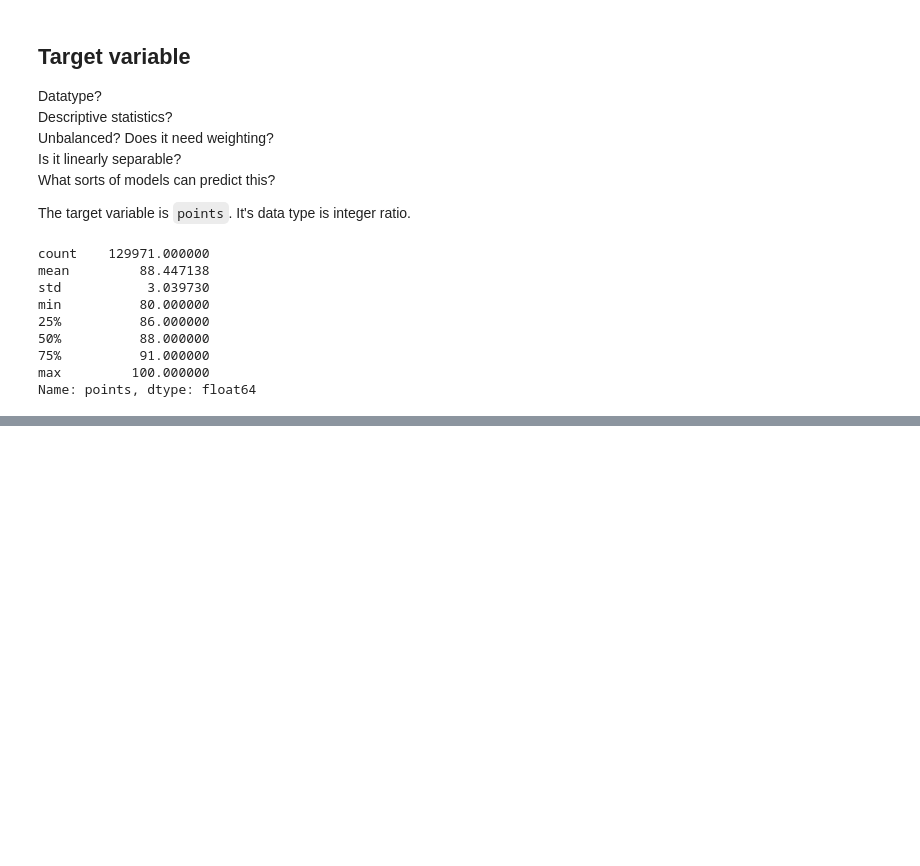
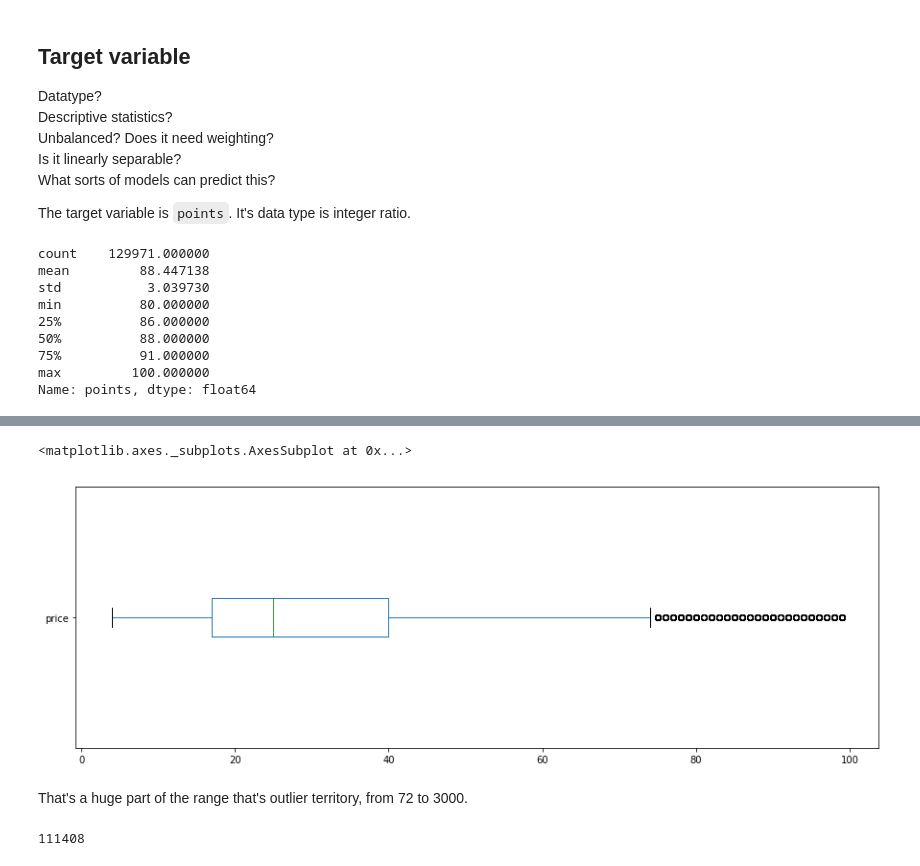
Before and after one commit to chorhatarahuduketuri/Wine-reviews, a Jupyter notebook: code/Wine Reviews EDA.ipynb, the cells around one changed output, grey strips where cells are left out. Cells and saved outputs as stored; diff of their text form; code cells hidden in the pictures; blank space fills up the shorter version.

```diff
--- a/code/Wine Reviews EDA.ipynb
+++ b/code/Wine Reviews EDA.ipynb
@@ -161,0 +237,11 @@ Having just read the code that scraped the website, and then to the website itse
+# %%
+feature_data[feature_data.price<100].price.plot.box(x='price', figsize=(15,5), vert=False)
+# %% [output]
+<matplotlib.axes._subplots.AxesSubplot at 0x...>
+[figure, added]
+# %% [markdown]
+That's a huge part of the range that's outlier territory, from 72 to 3000.
+# %%
+feature_data[feature_data.price>=72].size
+# %% [output]
+111408
```
Also changed, not shown: parts of 17 cells of this notebook.
